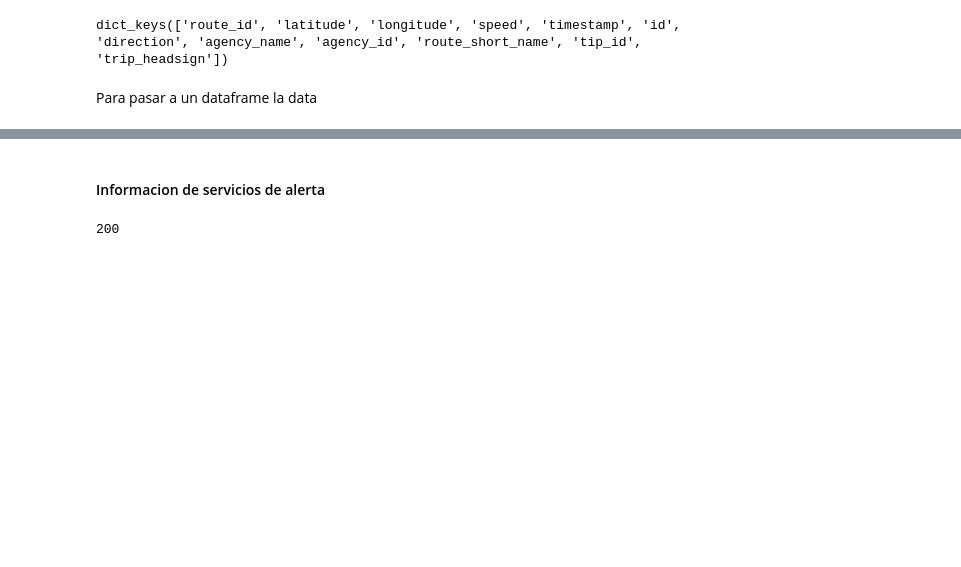
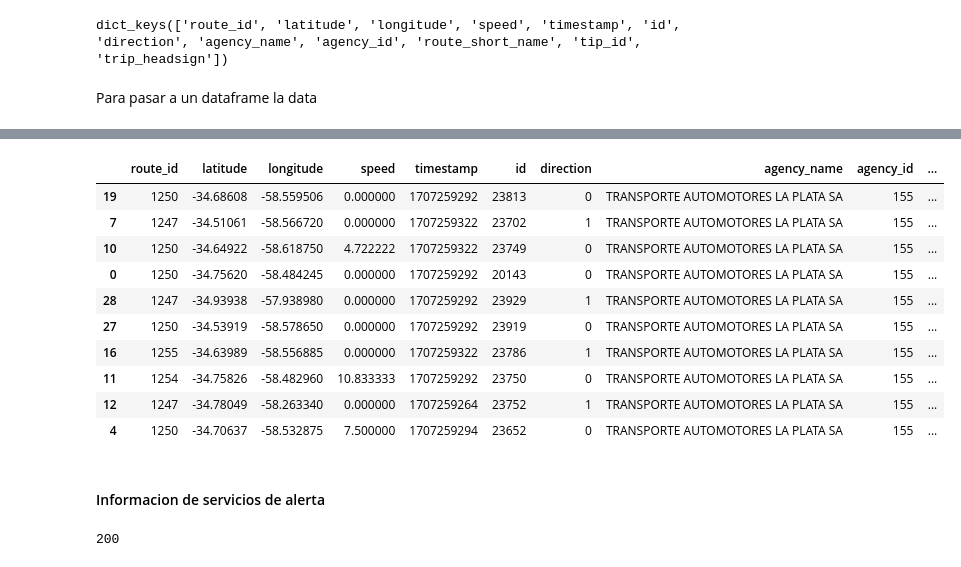
Before and after one commit to c-gonzalez-a/DataEngineeringCoder, a Jupyter notebook: main.ipynb, the cells around one changed output, grey strips where cells are left out. Saved outputs shown, nothing was run; the diff lists cells and outputs as text; code cells hidden in the pictures; blank space fills up the shorter version.

```diff
--- a/main.ipynb
+++ b/main.ipynb
@@ -143,3 +180,19 @@ df_busPositions.sample(n=10)
+# %%
+json_TALPData = r_TALPPositions.json()
+df_TALPPositions = pd.json_normalize(json_TALPData)
+df_TALPPositions.sample(n=10)
+# %% [output]
+|  | route_id | latitude | longitude | speed | timestamp | id | direction | agency_name | agency_id | ... |
+| 19 | 1250 | -34.68608 | -58.559506 | 0.000000 | 1707259292 | 23813 | 0 | TRANSPORTE AUTOMOTORES LA PLATA SA | 155 | ... |
+| 7 | 1247 | -34.51061 | -58.566720 | 0.000000 | 1707259322 | 23702 | 1 | TRANSPORTE AUTOMOTORES LA PLATA SA | 155 | ... |
+| 10 | 1250 | -34.64922 | -58.618750 | 4.722222 | 1707259322 | 23749 | 0 | TRANSPORTE AUTOMOTORES LA PLATA SA | 155 | ... |
+| 0 | 1250 | -34.75620 | -58.484245 | 0.000000 | 1707259292 | 20143 | 0 | TRANSPORTE AUTOMOTORES LA PLATA SA | 155 | ... |
+| 28 | 1247 | -34.93938 | -57.938980 | 0.000000 | 1707259292 | 23929 | 1 | TRANSPORTE AUTOMOTORES LA PLATA SA | 155 | ... |
+| 27 | 1250 | -34.53919 | -58.578650 | 0.000000 | 1707259292 | 23919 | 0 | TRANSPORTE AUTOMOTORES LA PLATA SA | 155 | ... |
+| 16 | 1255 | -34.63989 | -58.556885 | 0.000000 | 1707259322 | 23786 | 1 | TRANSPORTE AUTOMOTORES LA PLATA SA | 155 | ... |
+| 11 | 1254 | -34.75826 | -58.482960 | 10.833333 | 1707259292 | 23750 | 0 | TRANSPORTE AUTOMOTORES LA PLATA SA | 155 | ... |
+| 12 | 1247 | -34.78049 | -58.263340 | 0.000000 | 1707259264 | 23752 | 1 | TRANSPORTE AUTOMOTORES LA PLATA SA | 155 | ... |
+| 4 | 1250 | -34.70637 | -58.532875 | 7.500000 | 1707259294 | 23652 | 0 | TRANSPORTE AUTOMOTORES LA PLATA SA | 155 | ... |
 # %% [markdown]
 #### Informacion de servicios de alerta
 # %%
```
Also changed, not shown: parts of 31 cells of this notebook.
